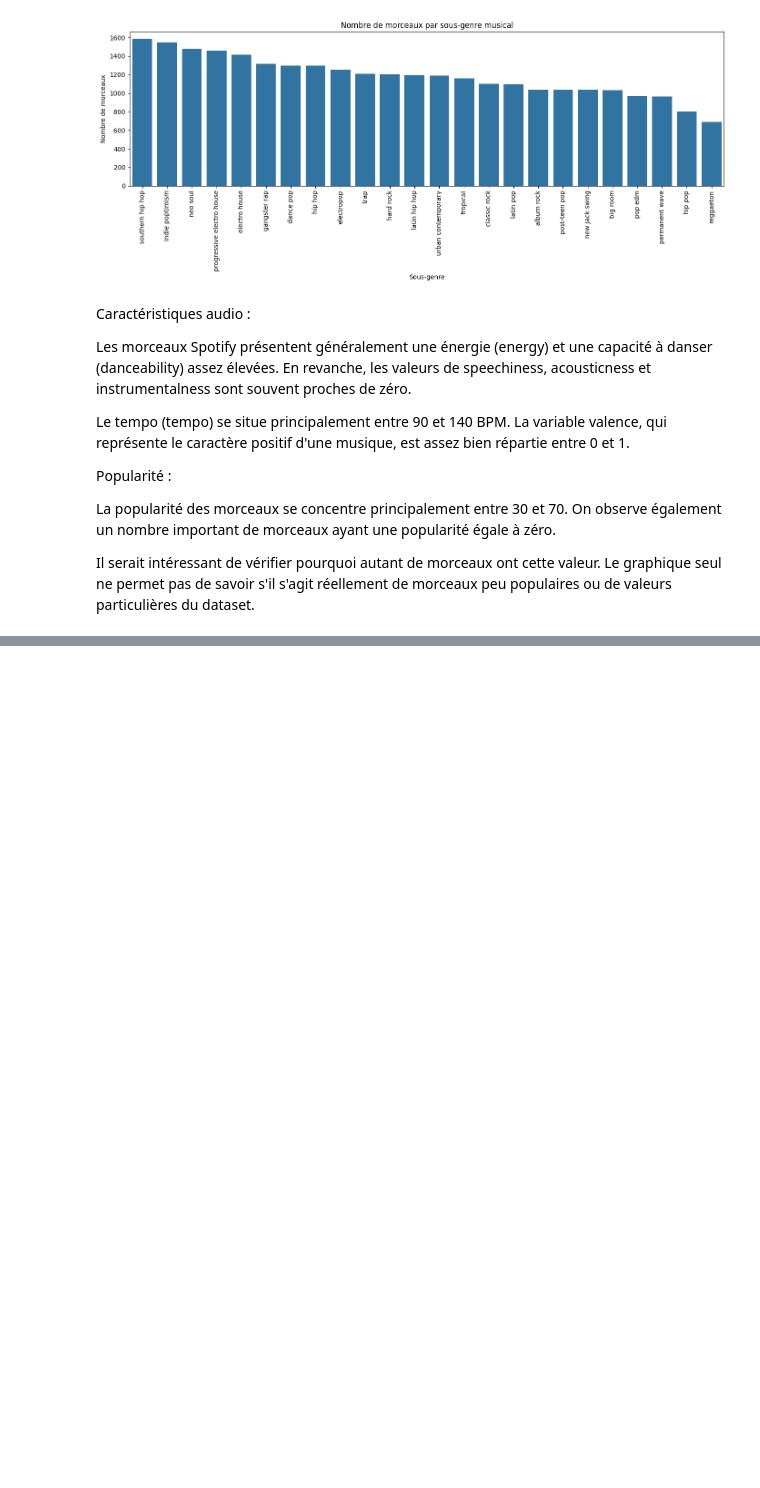
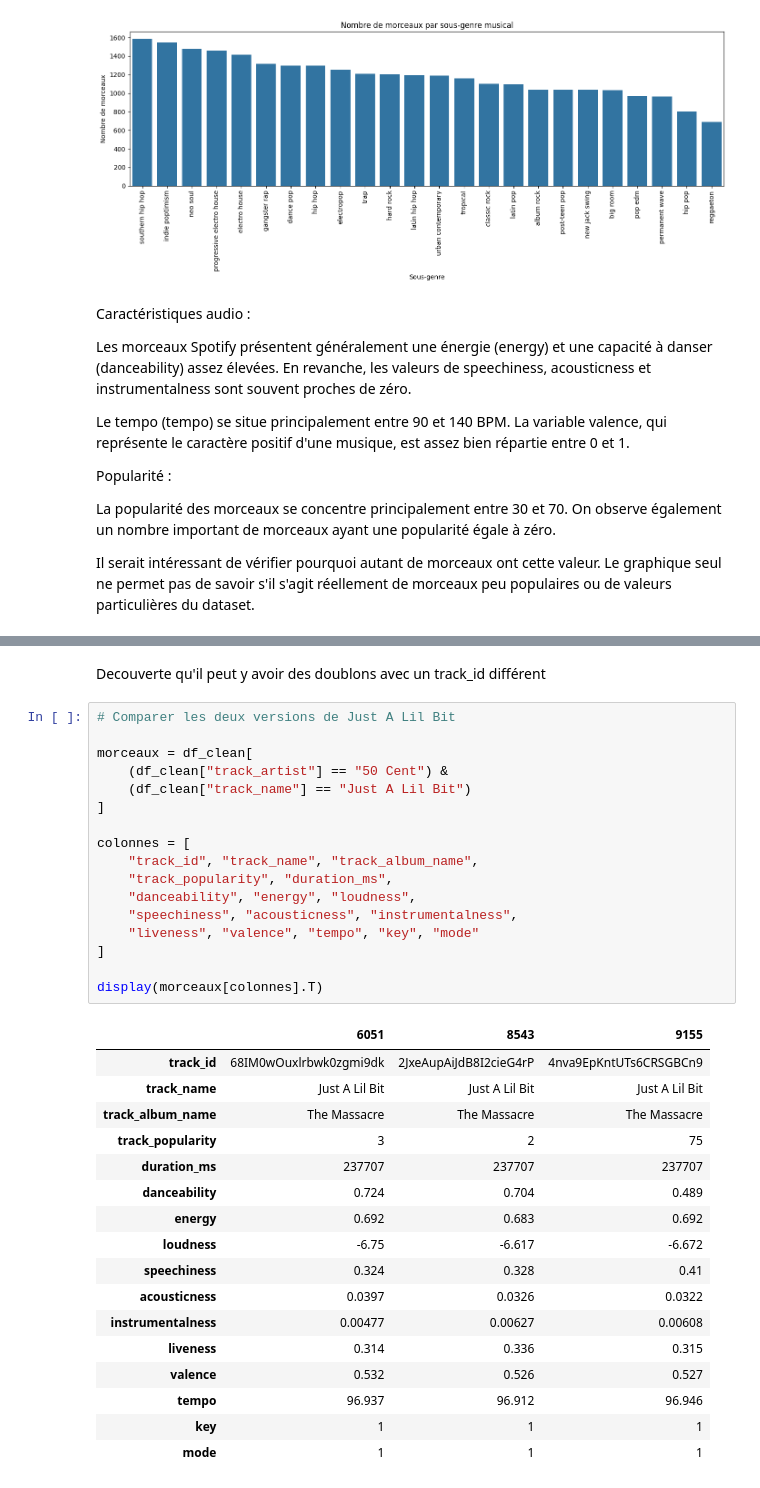
Before and after one commit to Mercure95/Projet-Machine-Learning-n-2---Spotify, a Jupyter notebook: notebooks/01_exploration.ipynb, the cells around one changed output, grey strips where cells are left out. Drawn from its saved outputs; the diff is of its cells as text; blank space fills up the shorter version.

```diff
--- a/notebooks/01_exploration.ipynb
+++ b/notebooks/01_exploration.ipynb
@@ -182,0 +514,37 @@ Popularité égale à 0 : 2620
+# %% [markdown]
+Decouverte qu'il peut y avoir des doublons avec un track_id différent
+# %%
+# Comparer les deux versions de Just A Lil Bit
+
+morceaux = df_clean[
+    (df_clean["track_artist"] == "50 Cent") &
+    (df_clean["track_name"] == "Just A Lil Bit")
+]
+
+colonnes = [
+    "track_id", "track_name", "track_album_name",
+    "track_popularity", "duration_ms",
+    "danceability", "energy", "loudness",
+    "speechiness", "acousticness", "instrumentalness",
+    "liveness", "valence", "tempo", "key", "mode"
+]
+
+display(morceaux[colonnes].T)
+# %% [output]
+|  | 6051 | 8543 | 9155 |
+| track_id | 68IM0wOuxlrbwk0zgmi9dk | 2JxeAupAiJdB8I2cieG4rP | 4nva9EpKntUTs6CRSGBCn9 |
+| track_name | Just A Lil Bit | Just A Lil Bit | Just A Lil Bit |
+| track_album_name | The Massacre | The Massacre | The Massacre |
+| track_popularity | 3 | 2 | 75 |
+| duration_ms | 237707 | 237707 | 237707 |
+| danceability | 0.724 | 0.704 | 0.489 |
+| energy | 0.692 | 0.683 | 0.692 |
+| loudness | -6.75 | -6.617 | -6.672 |
+| speechiness | 0.324 | 0.328 | 0.41 |
+| acousticness | 0.0397 | 0.0326 | 0.0322 |
+| instrumentalness | 0.00477 | 0.00627 | 0.00608 |
+| liveness | 0.314 | 0.336 | 0.315 |
+| valence | 0.532 | 0.526 | 0.527 |
+| tempo | 96.937 | 96.912 | 96.946 |
+| key | 1 | 1 | 1 |
+| mode | 1 | 1 | 1 |
```
Also changed, not shown: parts of 3 cells of this notebook, 1 other file.
